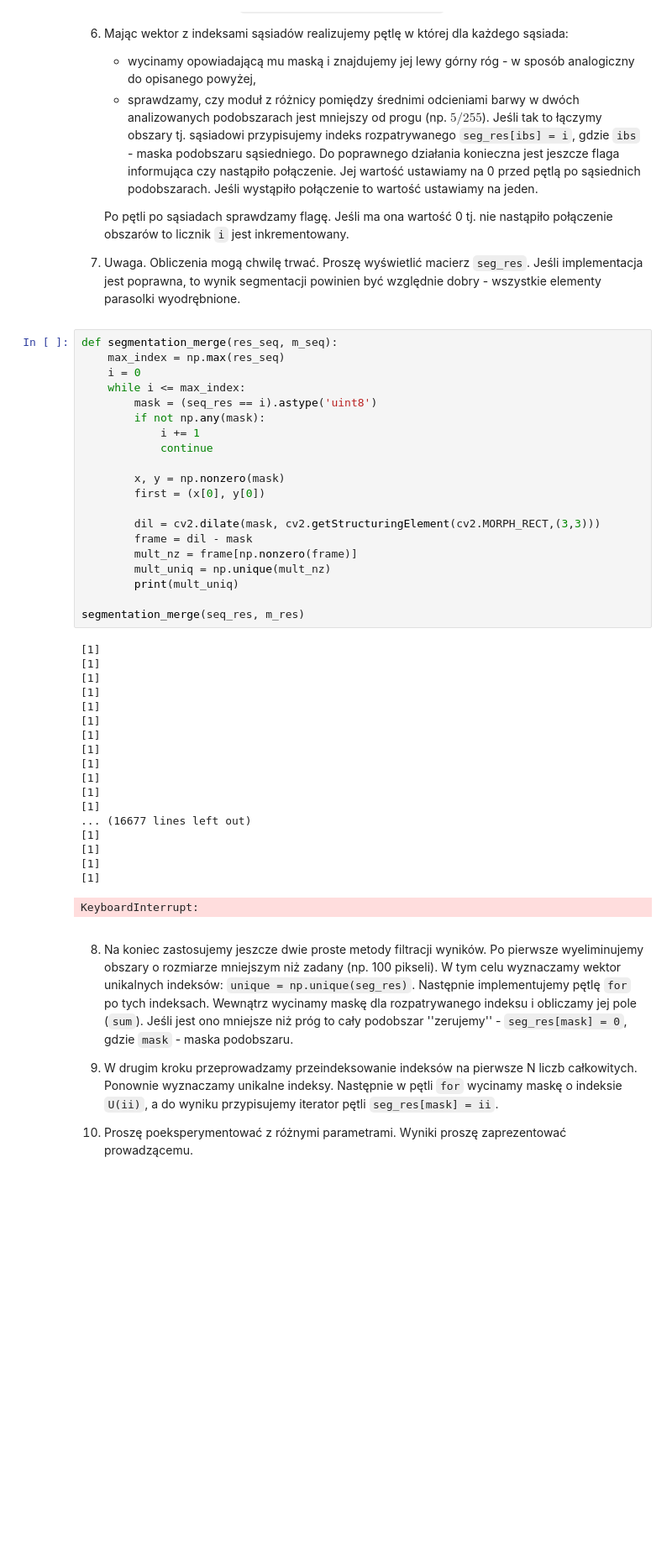
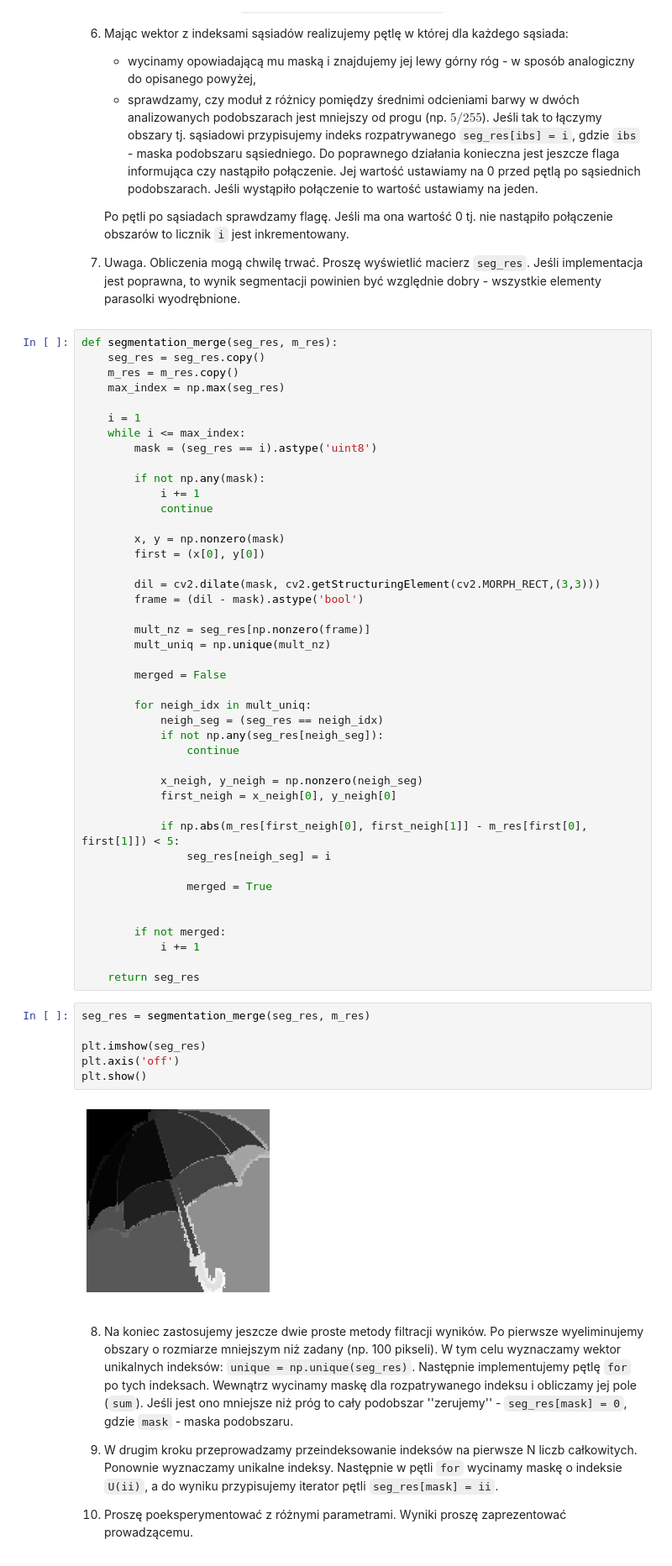
Before and after one commit to mhawryluk/wdcpo, a Jupyter notebook: lab10/10_segmentation.ipynb, the cells around one changed output. Shown: that part at 84% size. Drawn from its saved outputs; the diff is of its cells as text; blank space fills up the shorter version.

Commit message:
Continue implementing lab10 homework

```diff
--- a/lab10/10_segmentation.ipynb
+++ b/lab10/10_segmentation.ipynb
@@ -411,11 +411,15 @@ plt.show()
    Proszę wyświetlić macierz `seg_res`.
    Jeśli implementacja jest poprawna, to wynik segmentacji powinien być względnie dobry - wszystkie elementy parasolki wyodrębnione.
 # %%
-def segmentation_merge(res_seq, m_seq):
-    max_index = np.max(res_seq)
-    i = 0
+def segmentation_merge(seg_res, m_res):
+    seg_res = seg_res.copy()
+    m_res = m_res.copy()
+    max_index = np.max(seg_res)
+
+    i = 1
     while i <= max_index:
-        mask = (seq_res == i).astype('uint8')
+        mask = (seg_res == i).astype('uint8')
+
         if not np.any(mask):
             i += 1
             continue
@@ -424,31 +428,39 @@ def segmentation_merge(res_seq, m_seq):
         first = (x[0], y[0])
 
         dil = cv2.dilate(mask, cv2.getStructuringElement(cv2.MORPH_RECT,(3,3)))
-        frame = dil - mask
-        mult_nz = frame[np.nonzero(frame)]
+        frame = (dil - mask).astype('bool')
+
+        mult_nz = seg_res[np.nonzero(frame)]
         mult_uniq = np.unique(mult_nz)
-        print(mult_uniq)
 
-segmentation_merge(seq_res, m_res)
+        merged = False
+
+        for neigh_idx in mult_uniq:
+            neigh_seg = (seg_res == neigh_idx)
+            if not np.any(seg_res[neigh_seg]):
+                continue
+
+            x_neigh, y_neigh = np.nonzero(neigh_seg)
+            first_neigh = x_neigh[0], y_neigh[0]
+
+            if np.abs(m_res[first_neigh[0], first_neigh[1]] - m_res[first[0], first[1]]) < 5:
+                seg_res[neigh_seg] = i
+
+                merged = True
+
+
+        if not merged:
+            i += 1
+
+    return seg_res
-# %% [output]
-[1]
-[1]
-[1]
-[1]
-[1]
-[1]
-[1]
-[1]
-[1]
-[1]
-[1]
-[1]
-... (16677 lines left out)
-[1]
-[1]
-[1]
-[1]
-KeyboardInterrupt:
+# %%
+seg_res = segmentation_merge(seg_res, m_res)
+
+plt.imshow(seg_res)
+plt.axis('off')
+plt.show()
+# %% [output]
+[figure, added]
 # %% [markdown]
 8. Na koniec zastosujemy jeszcze dwie proste metody filtracji wyników.
    Po pierwsze wyeliminujemy obszary o rozmiarze mniejszym niż zadany (np. 100 pikseli).
```
Also changed, not shown: parts of 6 cells of this notebook.
